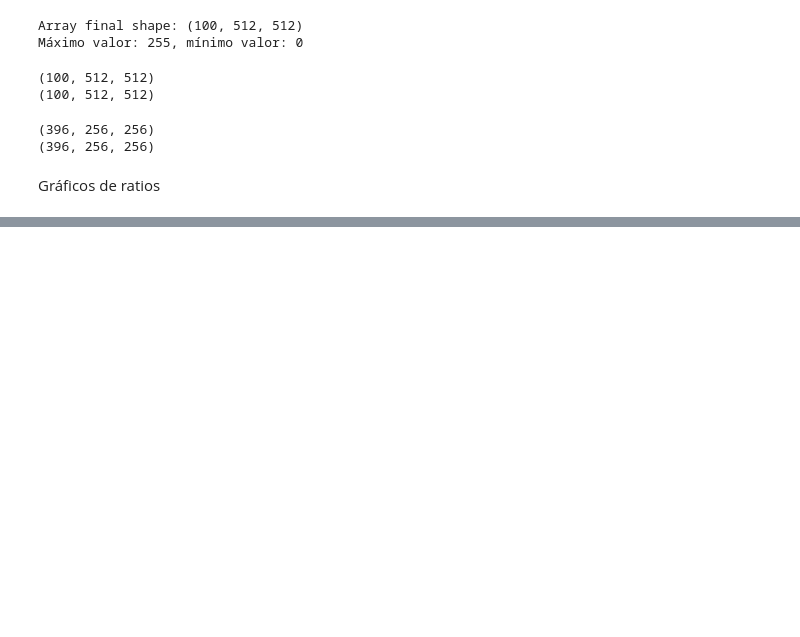
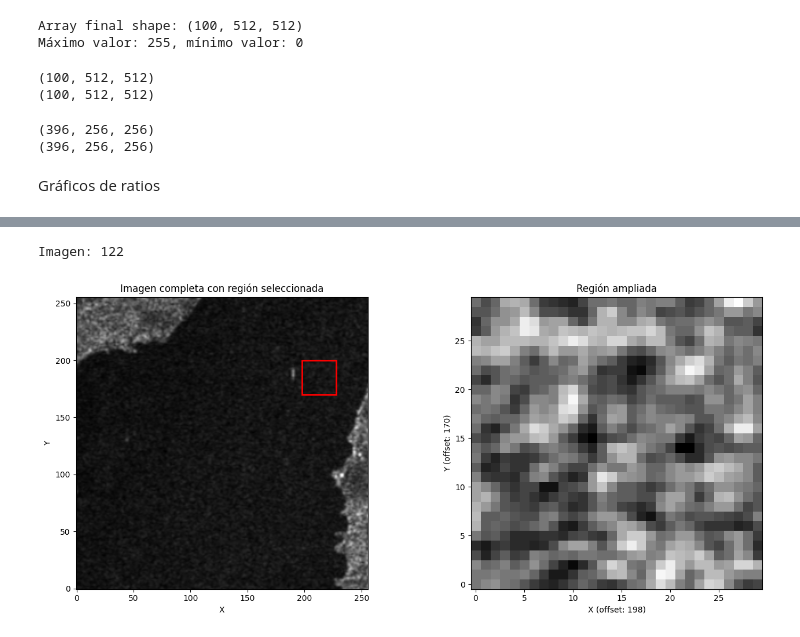
Before and after one commit to biancabalzarini/despeckling, a Jupyter notebook: notebooks/quality_filters_real_images.ipynb, the cells around one changed output, grey strips where cells are left out. Saved outputs shown, nothing was run; the diff lists cells and outputs as text; code cells hidden in the pictures; blank space fills up the shorter version.

```diff
--- a/notebooks/quality_filters_real_images.ipynb
+++ b/notebooks/quality_filters_real_images.ipynb
@@ -179,0 +212,31 @@ imagenes, titulos = graph_random_image(ecualizar_hist=ecualizar_hist, name_suffi
+# %%
+#indice = random.randint(0, inputs.shape[0] - 1)
+indice = 122
+print(f'Imagen: {indice}')
+
+df =  inputs[indice]
+
+# Definir puntos del cuadrado
+xi, yi = 198, 170
+xf, yf = xi+30, yi+30
+
+fig, (ax1, ax2) = plt.subplots(1, 2, figsize=(14, 6))
+
+ax1.imshow(df, cmap='gray', origin='lower')
+rect = patches.Rectangle((xi, yi), xf-xi, yf-yi,
+                         linewidth=2, edgecolor='red', facecolor='none')
+ax1.add_patch(rect)
+ax1.set_title('Imagen completa con región seleccionada')
+ax1.set_xlabel('X')
+ax1.set_ylabel('Y')
+
+region = df[yi:yf, xi:xf]
+ax2.imshow(region, cmap='gray', origin='lower')
+ax2.set_title('Región ampliada')
+ax2.set_xlabel(f'X (offset: {xi})')
+ax2.set_ylabel(f'Y (offset: {yi})')
+
+plt.tight_layout()
+# %% [output]
+Imagen: 122
+[figure, added]
```
Also changed, not shown: parts of 13 cells of this notebook.
